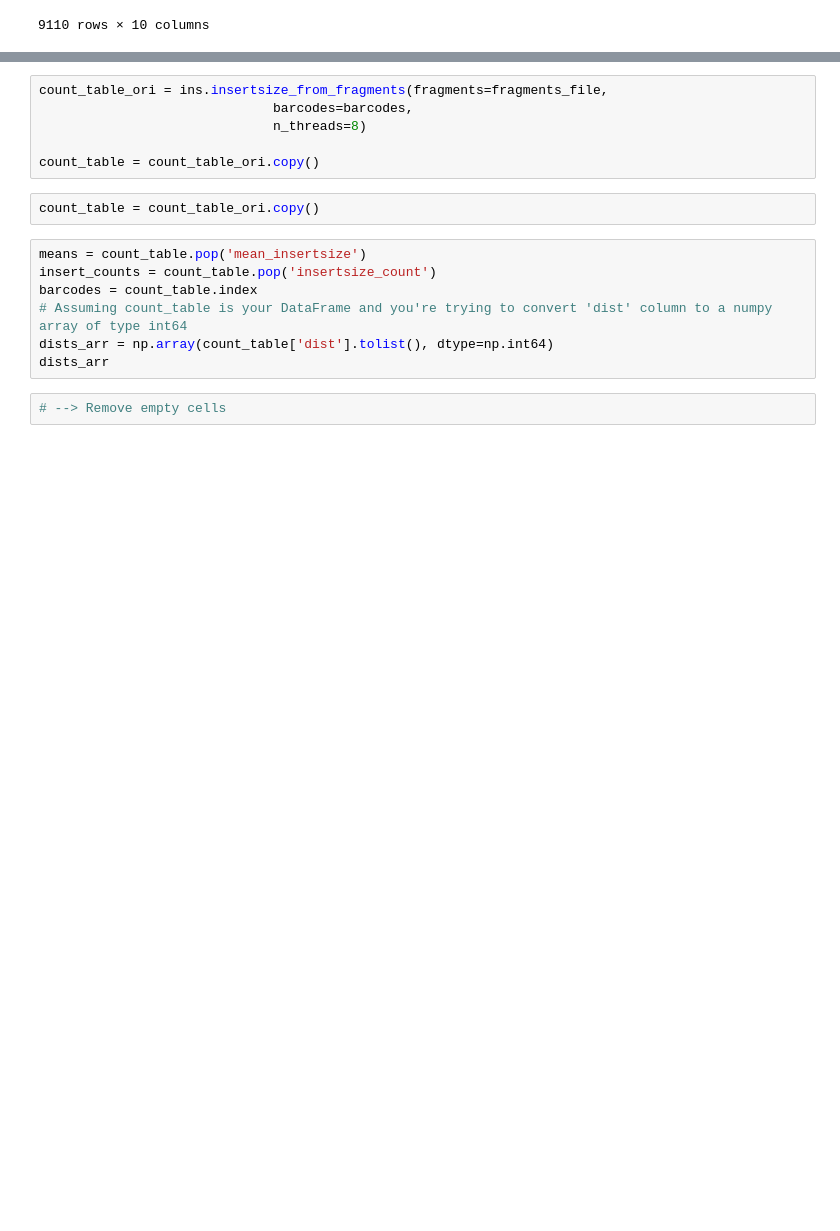
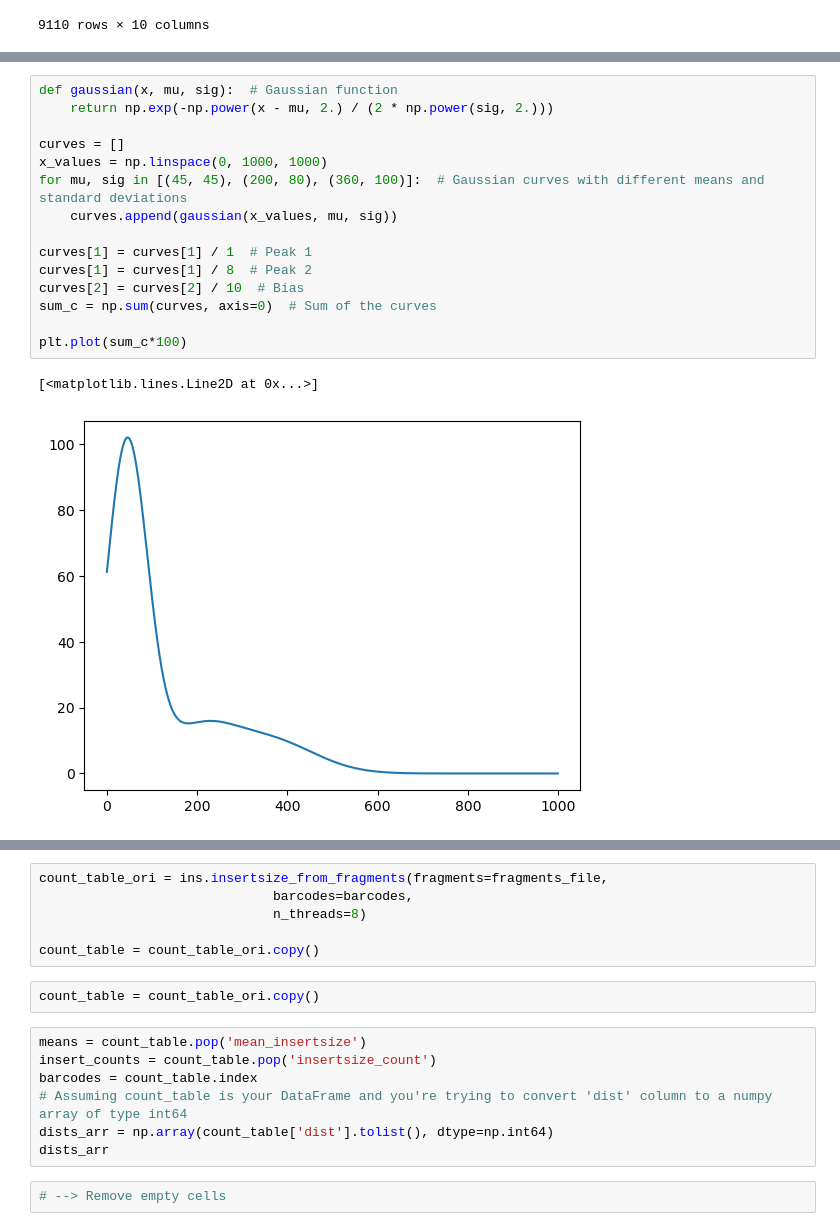
Before and after one commit to loosolab/PEAKQC, a Jupyter notebook: experimental/exp_fld_scoring.ipynb, the cells around one changed output, grey strips where cells are left out. Saved outputs shown, nothing was run; the diff lists cells and outputs as text; blank space fills up the shorter version.

```diff
--- a/experimental/exp_fld_scoring.ipynb
+++ b/experimental/exp_fld_scoring.ipynb
@@ -90,0 +246,18 @@ adata_b.obs
+# %%
+def gaussian(x, mu, sig):  # Gaussian function
+    return np.exp(-np.power(x - mu, 2.) / (2 * np.power(sig, 2.)))
+
+curves = []
+x_values = np.linspace(0, 1000, 1000)
+for mu, sig in [(45, 45), (200, 80), (360, 100)]:  # Gaussian curves with different means and standard deviations
+    curves.append(gaussian(x_values, mu, sig))
+
+curves[1] = curves[1] / 1  # Peak 1
+curves[1] = curves[1] / 8  # Peak 2
+curves[2] = curves[2] / 10  # Bias
+sum_c = np.sum(curves, axis=0)  # Sum of the curves
+
+plt.plot(sum_c*100)
+# %% [output]
+[<matplotlib.lines.Line2D at 0x...>]
+[figure, added]
```
Also changed, not shown: parts of 28 cells of this notebook, 2 other files.
